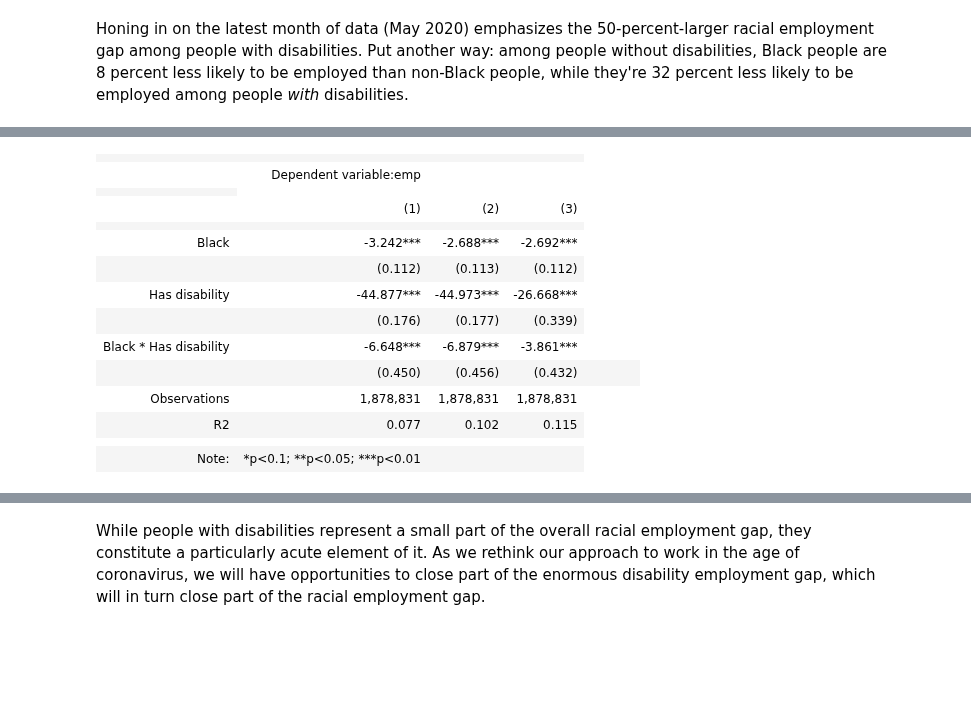
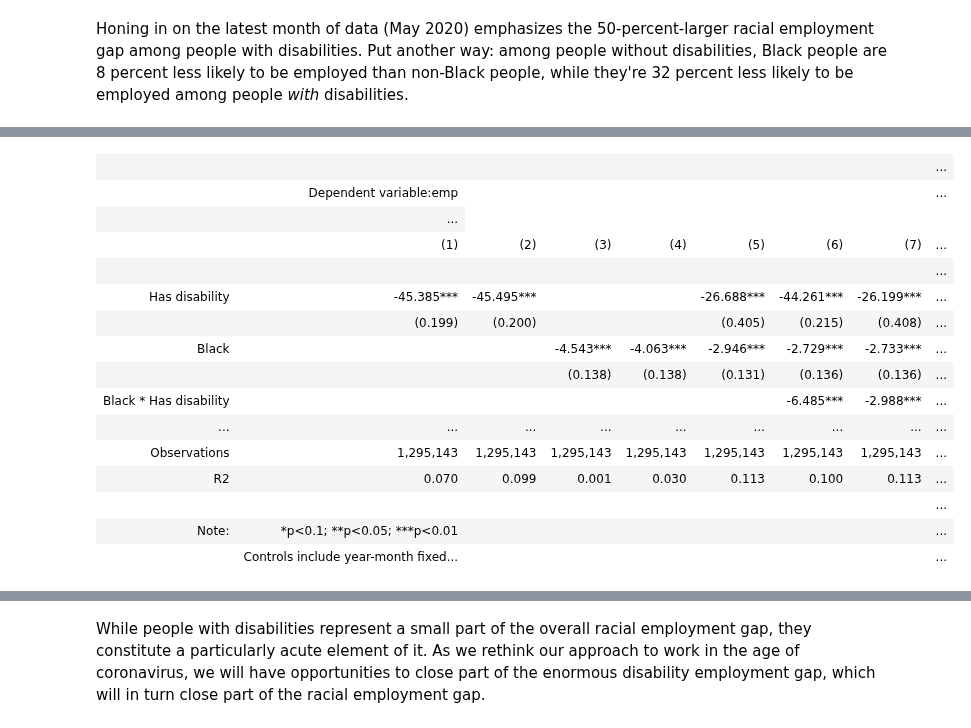
Before and after one commit to MaxGhenis/maxghenis.com, a Jupyter notebook: jupyterbook/blog/20200625/black_disability_employment.ipynb, the cells around one changed output, grey strips where cells are left out. Saved outputs shown, nothing was run; the diff lists cells and outputs as text; code cells hidden in the pictures; blank space fills up the shorter version.

```diff
--- a/jupyterbook/blog/20200625/black_disability_employment.ipynb
+++ b/jupyterbook/blog/20200625/black_disability_employment.ipynb
@@ -84,9 +77,12 @@ cps.columns = cps.columns.str.lower()
 cps.rename({'wtfinl': 'w'}, axis=1, inplace=True)
 cps['day'] = 12  # CPS asks about week including 12th of the month.
 cps['date'] = pd.to_datetime(cps[['year', 'month', 'day']])
+# May be unnecessary.
+cps = cps[cps.date > pd.to_datetime('2017-12-31')]
 # Create descriptive bools from codes.
 cps['female'] = np.where(cps.sex == 2, 1, 0)
-cps['emp'] = cps.empstat.isin([10, 12])
+# Multiply by 100 for charts and easier regression interpretation.
+cps['emp'] = 100 * cps.empstat.isin([10, 12])
 cps['black'] = np.where(cps.race == 200, 'Black', 'Not Black')
 # Recode disability into True/False/None.
 DIFFS = ['diffhear', 'diffeye', 'diffrem', 'diffphys', 'diffmob', 'diffcare']
@@ -137,8 +133,8 @@ grouped['disability_m'] = np.where(grouped.disability == 'Has disability',
                                    grouped.w_m, 0)
 
 def add_emp_rate(df):
-    df['emp_rate'] = 100 * df.emp_m / df.w_m
-    df['emp_rate_round'] = df.emp_rate.round(1)
+    df['emp'] = df.emp_m / df.w_m
+    df['emp_round'] = df.emp.round(1)
     df.drop(['emp_m', 'w_m'], axis=1, inplace=True)
     df.reset_index(inplace=True)
 
@@ -183,8 +179,10 @@ def line_graph(df, x, y, color, title, yaxis_title):
 
     fig.show()
 
-line_graph(df=race_emp, x='date', y='emp_rate_round', color='black',
-           title='Prime-age employment rate by race',
+
+# Plot by disability status.
+line_graph(disability_emp, x='date', y='emp_round', color='disability',
+           title='Prime-age employment rate by disability status',
            yaxis_title='Employment rate of civilians aged 25 to 54')
 # %% [output]
 [interactive output not drawn]
@@ -262,24 +255,21 @@ while having a disability had an average effect of -41.0 percentage points (abou
 # %%
 DIFFS_PLUS_NUM = DIFFS + ['num_diffs']
 
-DD_COLS = ['black', 'disability', 'black_disability']
+DD_COLS = ['black_int', 'disability_int', 'black_disability']
 CONTROLS = ['age', 'age2', 'female']
 
-# Convert to points for easier reading of coefficients.
-cps.emp *= 100
-
 # Switch text columns to bools (and later ints).
-cps['black'] = np.where(cps.black == 'Black', 1, 0)
-cps['disability'] = np.where(cps.disability == 'Has disability', 1, 0)
+cps['black_int'] = np.where(cps.black == 'Black', 1, 0)
+cps['disability_int'] = np.where(cps.disability == 'Has disability', 1, 0)
 # Create interactions.
-cps['black_disability'] = cps.black * cps.disability
-cps['black_covid'] = cps.black * cps.covid
-cps['disability_covid'] = cps.disability * cps.covid
+cps['black_disability'] = cps.black_int * cps.disability_int
+cps['black_covid'] = cps.black_int * cps.covid
+cps['disability_covid'] = cps.disability_int * cps.covid
 cps['black_disability_covid'] = cps.black_disability * cps.covid
 # Make all signals ints for regression.
 # cps *= 1
 for i in DIFFS:
-    cps[i + '_black'] = cps[i] * cps.black
+    cps[i + '_black'] = cps[i] * cps.black_int
 
 
 def emp_model(xcols, data=cps):
@@ -289,15 +279,18 @@ def emp_model(xcols, data=cps):
 
 
 # Run model without triple-diff first.
-m = emp_model(DD_COLS + month_fes)
-
-m_controls = emp_model(DD_COLS + month_fes + CONTROLS)
-
-m_controls_diffs = emp_model(DD_COLS + month_fes + CONTROLS + DIFFS_PLUS_NUM)
+m_disability = emp_model(['disability_int'])
+m_disability_controls = emp_model(['disability_int'] + month_fes + CONTROLS)
+m_black = emp_model(['black_int'])
+m_black_controls = emp_model(['black_int'] + month_fes + CONTROLS)
+m_black_disability = emp_model(['black_int', 'disability_int'] + month_fes +
+                               CONTROLS + DIFFS_PLUS_NUM)
+m_dd = emp_model(DD_COLS + month_fes + CONTROLS)
+m_dd_diffs = emp_model(DD_COLS + month_fes + CONTROLS + DIFFS_PLUS_NUM)
 
 COVARIATE_NAMES = {
-    'black': 'Black',
-    'disability': 'Has disability',
+    'black_int': 'Black',
+    'disability_int': 'Has disability',
     'black_disability': 'Black * Has disability',
     # Name difficulties following IPUMS labels.
     'diffhear': 'Hearing difficulty',
@@ -328,6 +321,15 @@ def starg(models, covariate_order=None):
     return star
 
 
-starg([m, m_controls, m_controls_diffs],
-      ['black', 'disability', 'black_disability'])  #, 'num_diffs'])
+star = starg([m_disability, m_disability_controls,
+              m_black, m_black_controls, m_black_disability,
+              m_dd, m_dd_diffs],
+              ['disability_int', 'black_int', 'black_disability'])
+star.add_line('Controls', ['No', 'Yes', 'No', 'Yes', 'Yes', 'Yes', 'Yes'])
+star.add_line('Individual difficulties',
+              ['No', 'No', 'No', 'No', 'Yes', 'No', 'Yes'])
+star.add_custom_notes(['Controls include year-month fixed effects, '
+                       'sex, age and age$^2$'])
+star.title('Disability, race, and prime-age employment, Jan 2018 to May 2020')
+star
 # %% [output]
@@ -335,15 +341,16 @@ covariance of constraints does not have full rank. The number of constraints is
-|  |  |  |  |
-|  | Dependent variable:emp |  |  |
-|  |
-|  | (1) | (2) | (3) |
-|  |  |  |  |
-| Black | -3.242*** | -2.688*** | -2.692*** |
-|  | (0.112) | (0.113) | (0.112) |
-| Has disability | -44.877*** | -44.973*** | -26.668*** |
-|  | (0.176) | (0.177) | (0.339) |
-| Black * Has disability | -6.648*** | -6.879*** | -3.861*** |
-|  | (0.450) | (0.456) | (0.432) |  |  |  |  |
-| Observations | 1,878,831 | 1,878,831 | 1,878,831 |
-| R2 | 0.077 | 0.102 | 0.115 |
-|  |  |  |  |
-| Note: | *p<0.1; **p<0.05; ***p<0.01 |  |  |
+|  |  |  |  |  |  |  |  | ... |
+|  | Dependent variable:emp |  |  |  |  |  |  | ... |
+|  | ... |
+|  | (1) | (2) | (3) | (4) | (5) | (6) | (7) | ... |
+|  |  |  |  |  |  |  |  | ... |
+| Has disability | -45.385*** | -45.495*** |  |  | -26.688*** | -44.261*** | -26.199*** | ... |
+|  | (0.199) | (0.200) |  |  | (0.405) | (0.215) | (0.408) | ... |
+| Black |  |  | -4.543*** | -4.063*** | -2.946*** | -2.729*** | -2.733*** | ... |
+|  |  |  | (0.138) | (0.138) | (0.131) | (0.136) | (0.136) | ... |
+| Black * Has disability |  |  |  |  |  | -6.485*** | -2.988*** | ... |
+| ... | ... | ... | ... | ... | ... | ... | ... | ... |
+| Observations | 1,295,143 | 1,295,143 | 1,295,143 | 1,295,143 | 1,295,143 | 1,295,143 | 1,295,143 | ... |
+| R2 | 0.070 | 0.099 | 0.001 | 0.030 | 0.113 | 0.100 | 0.113 | ... |
+|  |  |  |  |  |  |  |  | ... |
+| Note: | *p<0.1; **p<0.05; ***p<0.01 |  |  |  |  |  |  | ... |
+|  | Controls include year-month fixed... |  |  |  |  |  |  | ... |
```
Also changed, not shown: parts of 19 cells of this notebook.
